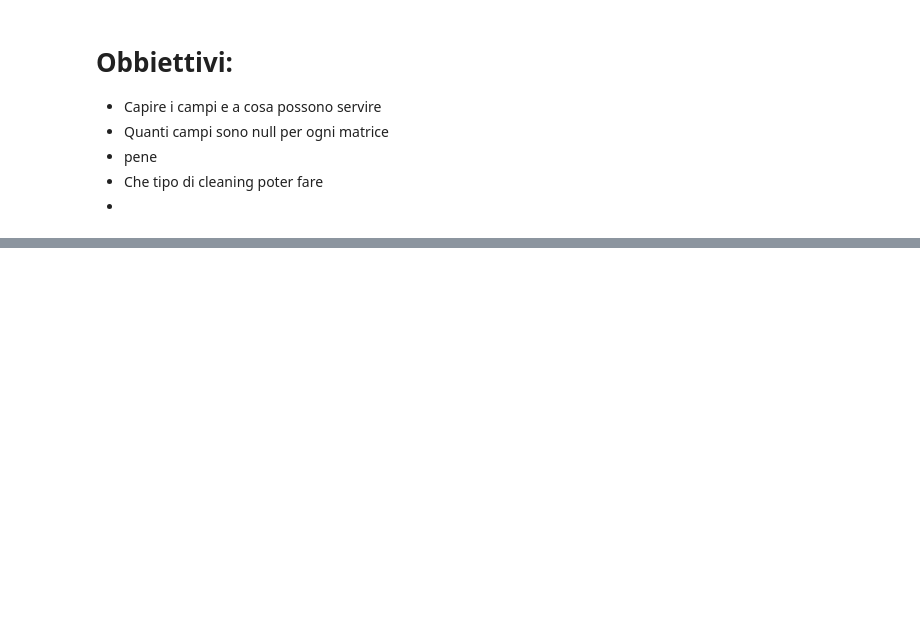
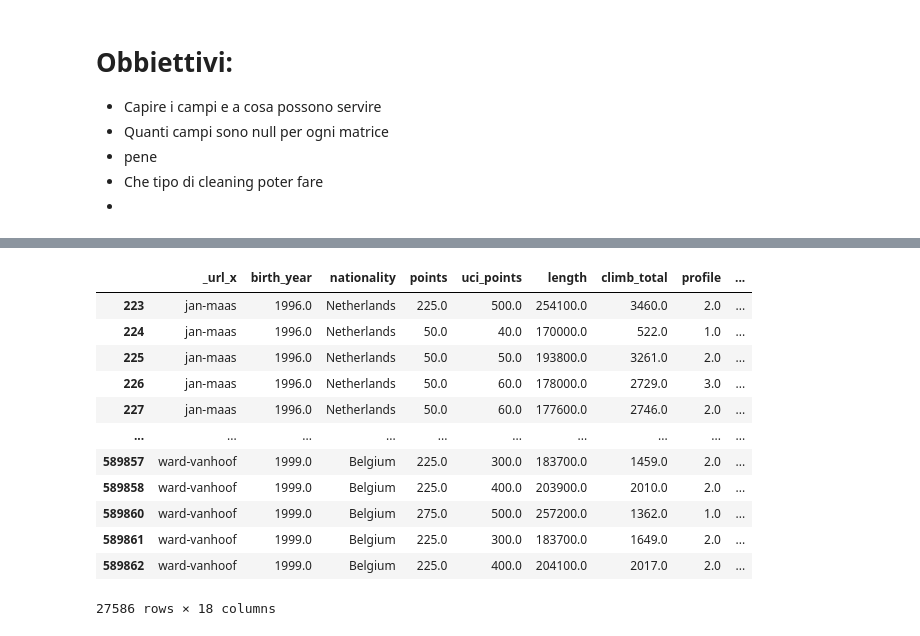
Before and after one commit to fefex302/Data-Mining, a Jupyter notebook: Data_Understanding.ipynb, the cells around one changed output, grey strips where cells are left out. Drawn from its saved outputs; the diff is of its cells as text; code cells hidden in the pictures; blank space fills up the shorter version.

```diff
--- a/Data_Understanding.ipynb
+++ b/Data_Understanding.ipynb
@@ -237,0 +288,7 @@ As we can expect, weight and height are highly correlated, maybe we can merge th
+# %%
+from utils import merge_dataset
+
+merged_dataset = merge_dataset(dataset1= cyclists,
+                               dataset2= races,
+                               key_left= '_url',
+                               key_right= 'cyclist')
@@ -237,0 +355,2 @@ As we can expect, weight and height are highly correlated, maybe we can merge th
+# %%
+final_dataset = merged_dataset.drop(columns=['name_x','height','weight','_url_y','name_y','cyclist'])
@@ -237,0 +399,16 @@ As we can expect, weight and height are highly correlated, maybe we can merge th
+# %%
+final_dataset.dropna()
+# %% [output]
+|  | _url_x | birth_year | nationality | points | uci_points | length | climb_total | profile | ... |
+| 223 | jan-maas | 1996.0 | Netherlands | 225.0 | 500.0 | 254100.0 | 3460.0 | 2.0 | ... |
+| 224 | jan-maas | 1996.0 | Netherlands | 50.0 | 40.0 | 170000.0 | 522.0 | 1.0 | ... |
+| 225 | jan-maas | 1996.0 | Netherlands | 50.0 | 50.0 | 193800.0 | 3261.0 | 2.0 | ... |
+| 226 | jan-maas | 1996.0 | Netherlands | 50.0 | 60.0 | 178000.0 | 2729.0 | 3.0 | ... |
+| 227 | jan-maas | 1996.0 | Netherlands | 50.0 | 60.0 | 177600.0 | 2746.0 | 2.0 | ... |
+| ... | ... | ... | ... | ... | ... | ... | ... | ... | ... |
+| 589857 | ward-vanhoof | 1999.0 | Belgium | 225.0 | 300.0 | 183700.0 | 1459.0 | 2.0 | ... |
+| 589858 | ward-vanhoof | 1999.0 | Belgium | 225.0 | 400.0 | 203900.0 | 2010.0 | 2.0 | ... |
+| 589860 | ward-vanhoof | 1999.0 | Belgium | 275.0 | 500.0 | 257200.0 | 1362.0 | 1.0 | ... |
+| 589861 | ward-vanhoof | 1999.0 | Belgium | 225.0 | 300.0 | 183700.0 | 1649.0 | 2.0 | ... |
+| 589862 | ward-vanhoof | 1999.0 | Belgium | 225.0 | 400.0 | 204100.0 | 2017.0 | 2.0 | ... |
+27586 rows × 18 columns
```
Also changed, not shown: parts of 13 cells of this notebook, 1 other file.
